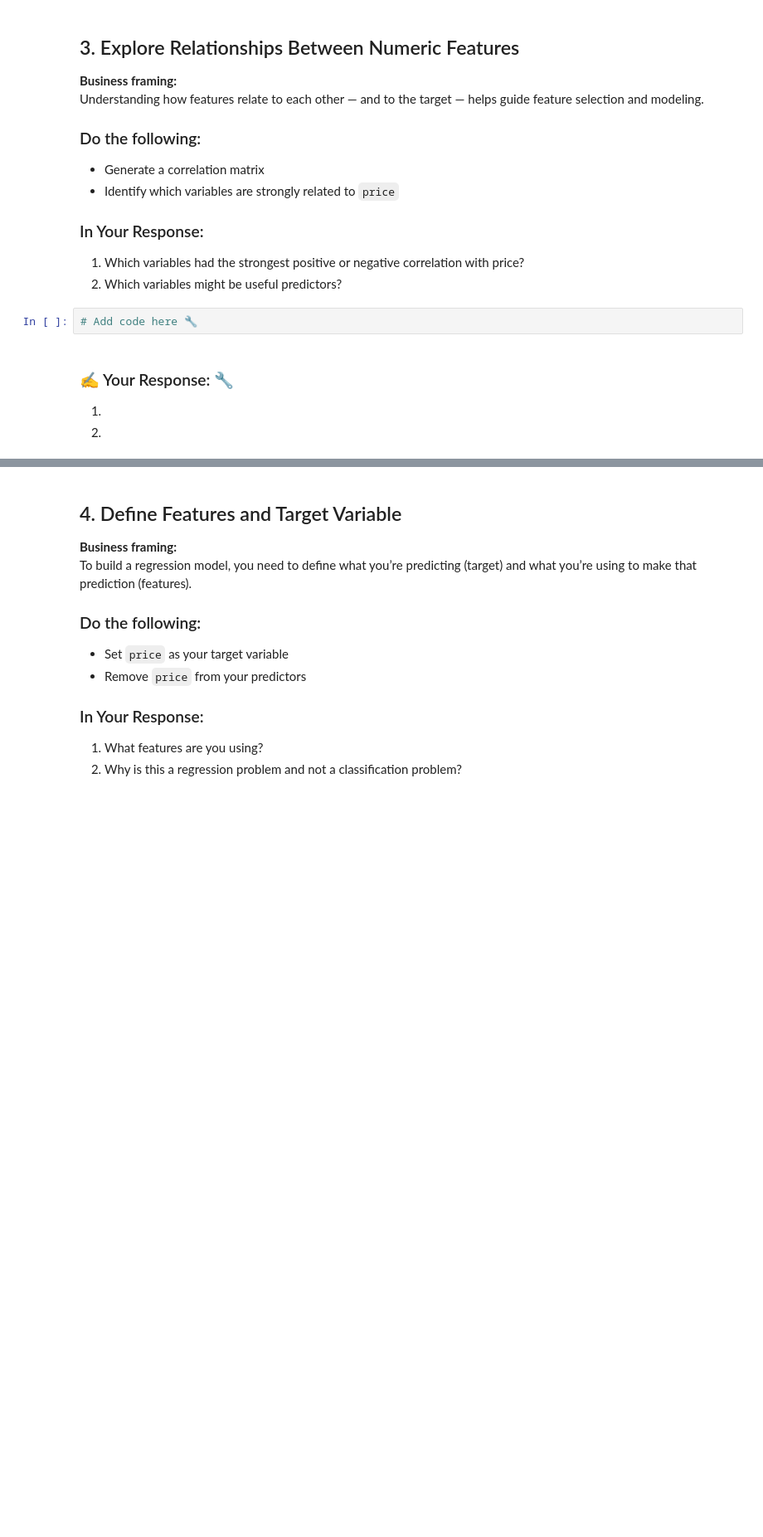
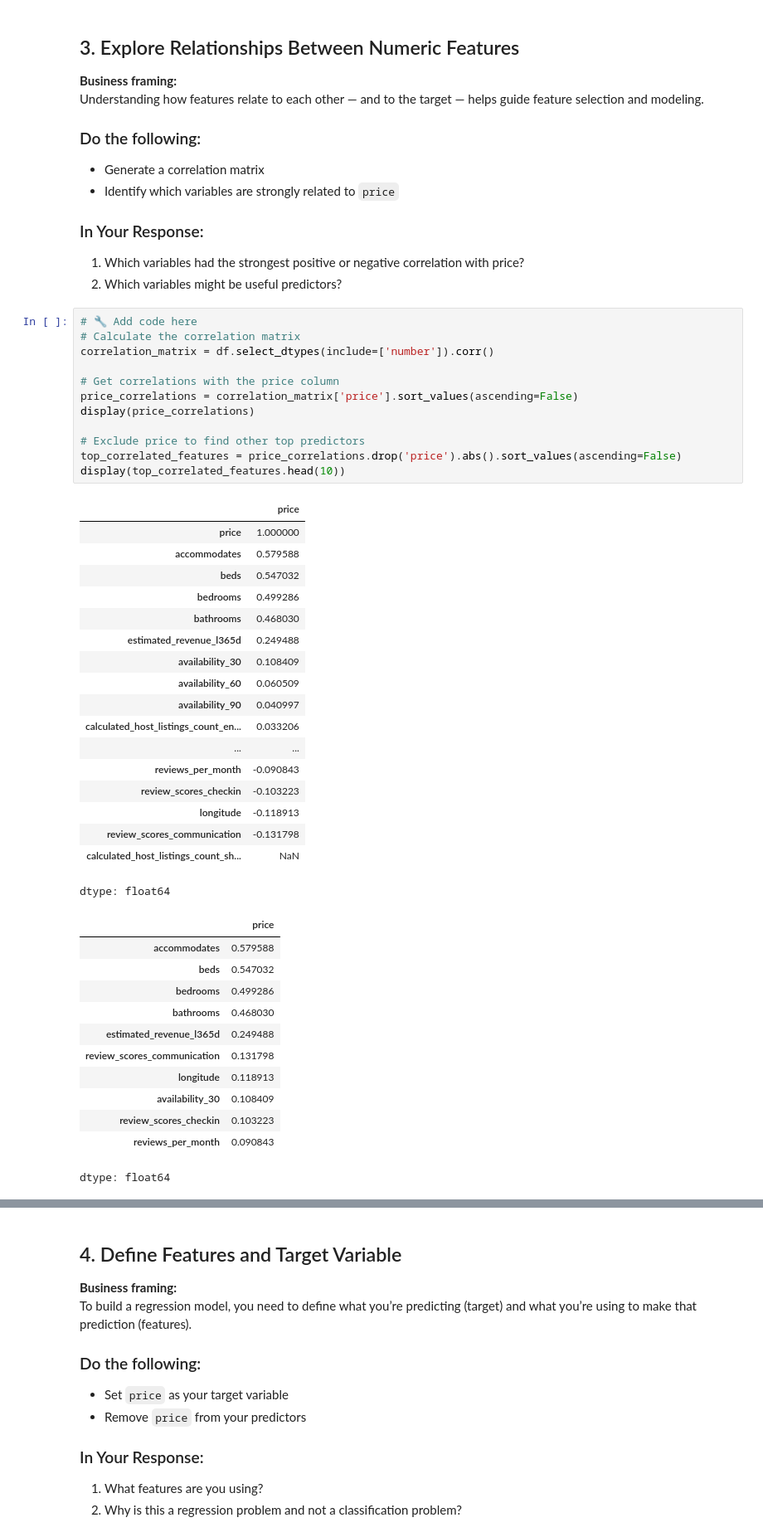
Before and after one commit to thornton330j/IS-4487, a Jupyter notebook: Assignments/assignment_11_ThorntonJackson.ipynb, the cells around one changed output, grey strips where cells are left out. Shown at 83% size. Saved outputs shown, nothing was run; the diff lists cells and outputs as text; blank space fills up the shorter version.

```diff
--- a/Assignments/assignment_11_ThorntonJackson.ipynb
+++ b/Assignments/assignment_11_ThorntonJackson.ipynb
@@ -93,10 +169,46 @@ Understanding how features relate to each other — and to the target — helps
 ### In Your Response:
 1. Which variables had the strongest positive or negative correlation with price?
 2. Which variables might be useful predictors?
-# %%
-# Add code here 🔧
-# %% [markdown]
-### ✍️ Your Response: 🔧
-1.
-
-2.
+# %%
+# 🔧 Add code here
+# Calculate the correlation matrix
+correlation_matrix = df.select_dtypes(include=['number']).corr()
+
+# Get correlations with the price column
+price_correlations = correlation_matrix['price'].sort_values(ascending=False)
+display(price_correlations)
+
+# Exclude price to find other top predictors
+top_correlated_features = price_correlations.drop('price').abs().sort_values(ascending=False)
+display(top_correlated_features.head(10))
+# %% [output]
+|  | price |
+| price | 1.000000 |
+| accommodates | 0.579588 |
+| beds | 0.547032 |
+| bedrooms | 0.499286 |
+| bathrooms | 0.468030 |
+| estimated_revenue_l365d | 0.249488 |
+| availability_30 | 0.108409 |
+| availability_60 | 0.060509 |
+| availability_90 | 0.040997 |
+| calculated_host_listings_count_en... | 0.033206 |
+| ... | ... |
+| reviews_per_month | -0.090843 |
+| review_scores_checkin | -0.103223 |
+| longitude | -0.118913 |
+| review_scores_communication | -0.131798 |
+| calculated_host_listings_count_sh... | NaN |
+dtype: float64
+|  | price |
+| accommodates | 0.579588 |
+| beds | 0.547032 |
+| bedrooms | 0.499286 |
+| bathrooms | 0.468030 |
+| estimated_revenue_l365d | 0.249488 |
+| review_scores_communication | 0.131798 |
+| longitude | 0.118913 |
+| availability_30 | 0.108409 |
+| review_scores_checkin | 0.103223 |
+| reviews_per_month | 0.090843 |
+dtype: float64
```
Also changed, not shown: parts of 19 cells of this notebook.
